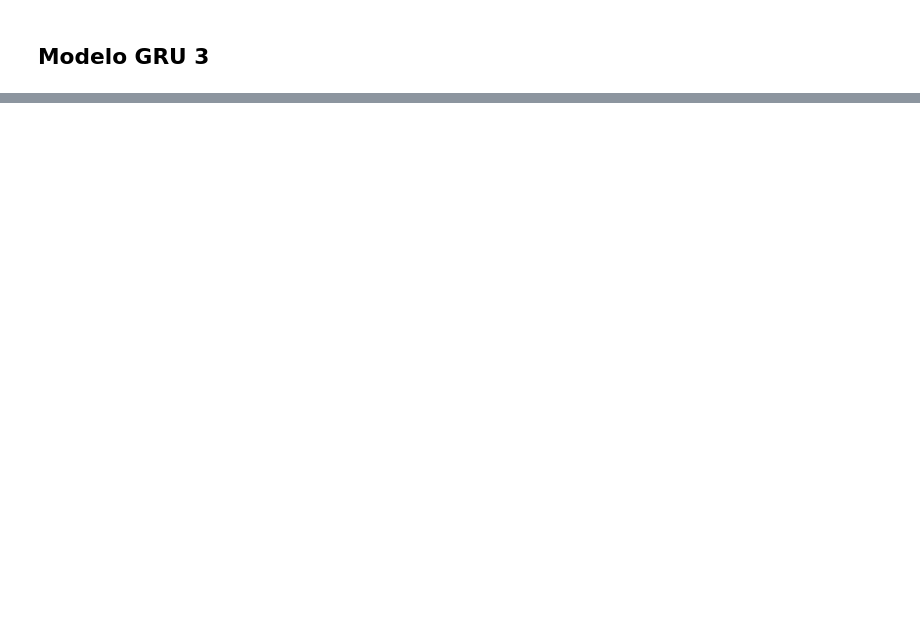
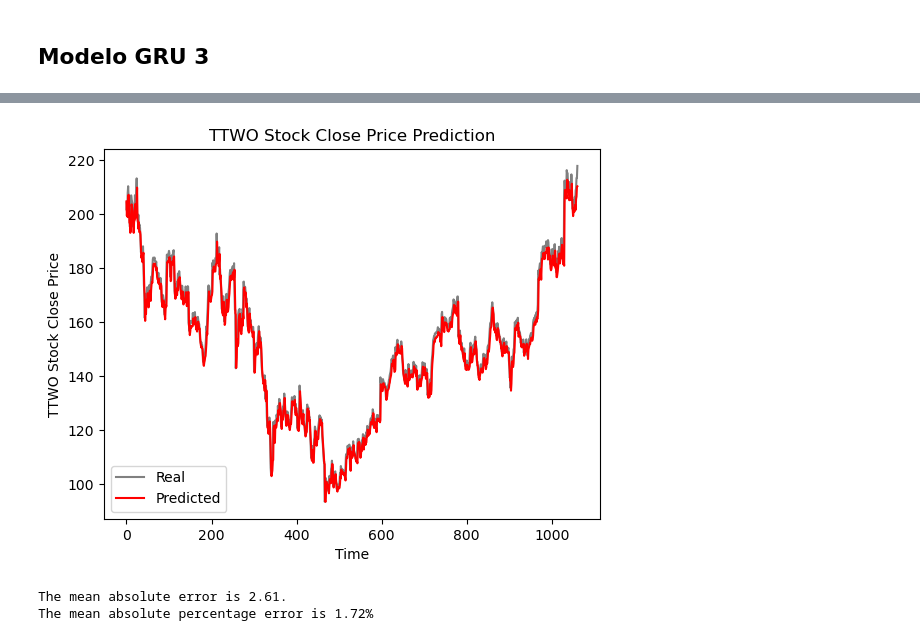
Before and after one commit to JDomingoDelgadoAlonso/RedesNeuronalesRecurrentes, a Jupyter notebook: RNN.ipynb, the cells around one changed output, grey strips where cells are left out. Drawn from its saved outputs; the diff is of its cells as text; code cells hidden in the pictures; blank space fills up the shorter version.

```diff
--- a/RNN.ipynb
+++ b/RNN.ipynb
@@ -463,0 +481,27 @@ The mean absolute error is 2.13.
+# %%
+from keras.models import Sequential
+from keras.layers import GRU, Dense, Dropout
+from keras.optimizers import Adam
+from keras.callbacks import EarlyStopping
+from keras.regularizers import l2
+
+# Establecer la semilla para reproducibilidad
+set_seed(23)
+np.random.seed(23)
+
+# Crear el modelo GRU con hiperparámetros ajustados
+model_gru_h = Sequential()
+model_gru_h.add(GRU(units=128, activation="tanh", input_shape=(n_steps, features), kernel_regularizer=l2(0.01), return_sequences=True))
+model_gru_h.add(GRU(units=64, activation="tanh"))
+model_gru_h.add(Dropout(0.2))
+model_gru_h.add(Dense(units=1))
+
+# Compilando el modelo
+optimizer = Adam(learning_rate=0.001)
+model_gru_h.compile(optimizer=optimizer, loss="mae")
+
+# Resumen del modelo
+model_gru_h.summary()
+
+# Entrenamiento del modelo
+model_gru_h.fit(X_train, y_train, epochs=100, batch_size=64, validation_data=(X_test, y_test))
@@ -463,0 +542,8 @@ The mean absolute error is 2.13.
+# %%
+# Predicción con el modelo ajustado
+GRU_predicted_stock_price_h = model_gru_h.predict(X_test)
+
+# Inversión de la normalización para obtener los valores reales
+GRU_predicted_stock_price_h = sc.inverse_transform(GRU_predicted_stock_price_h)
+plot_predictions(test_set, GRU_predicted_stock_price_h)
+# %% [output]
@@ -463,0 +551,8 @@ The mean absolute error is 2.13.
+[figure, added]
+# %%
+return_mae(test_set, GRU_predicted_stock_price_h)
+#The mean absolute error is 2.27. (PARA 20 steps)
+return_mape(test_set,GRU_predicted_stock_price_h)
+# %% [output]
+The mean absolute error is 2.61.
+The mean absolute percentage error is 1.72%
```
Also changed, not shown: parts of 28 cells of this notebook.
